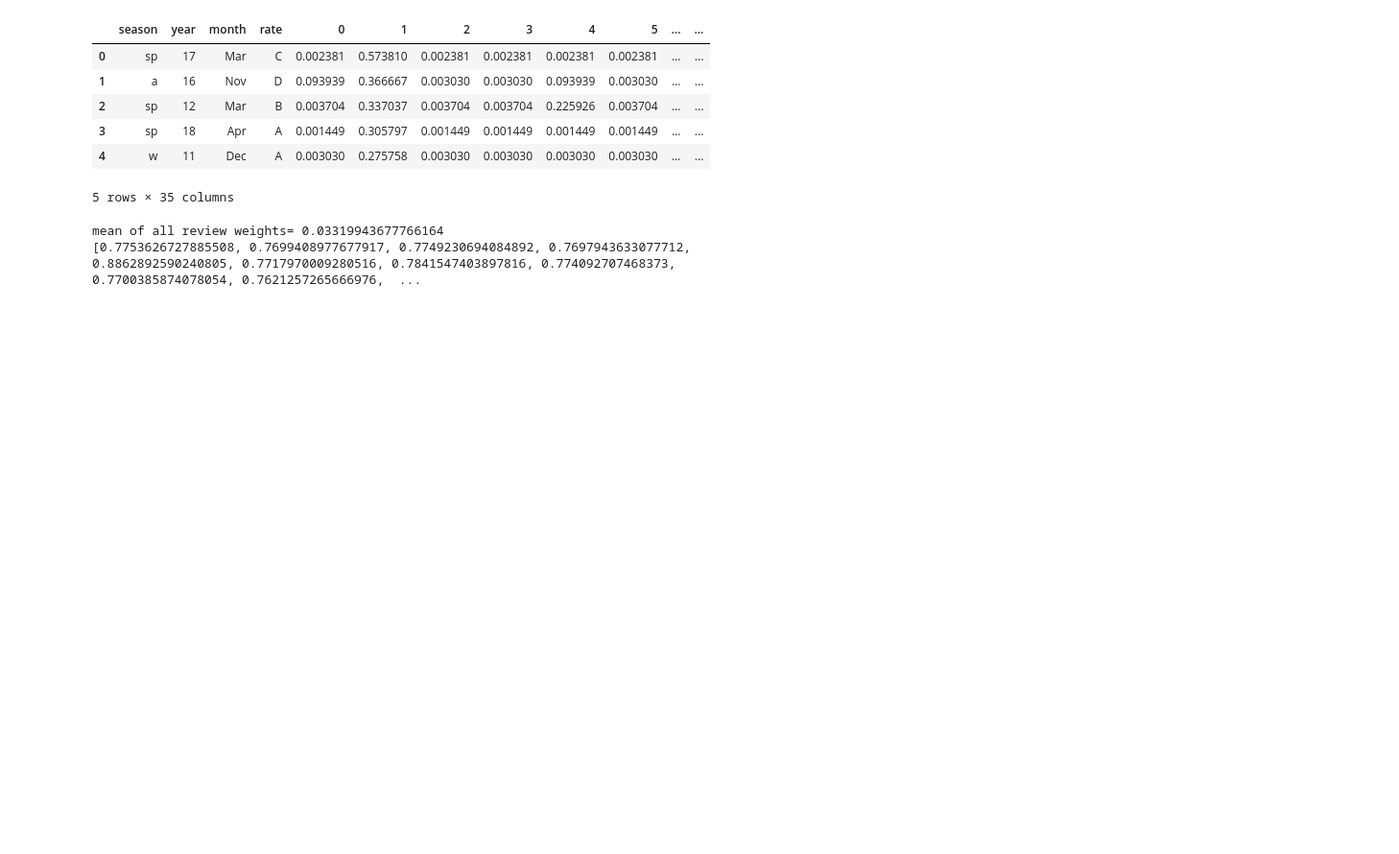
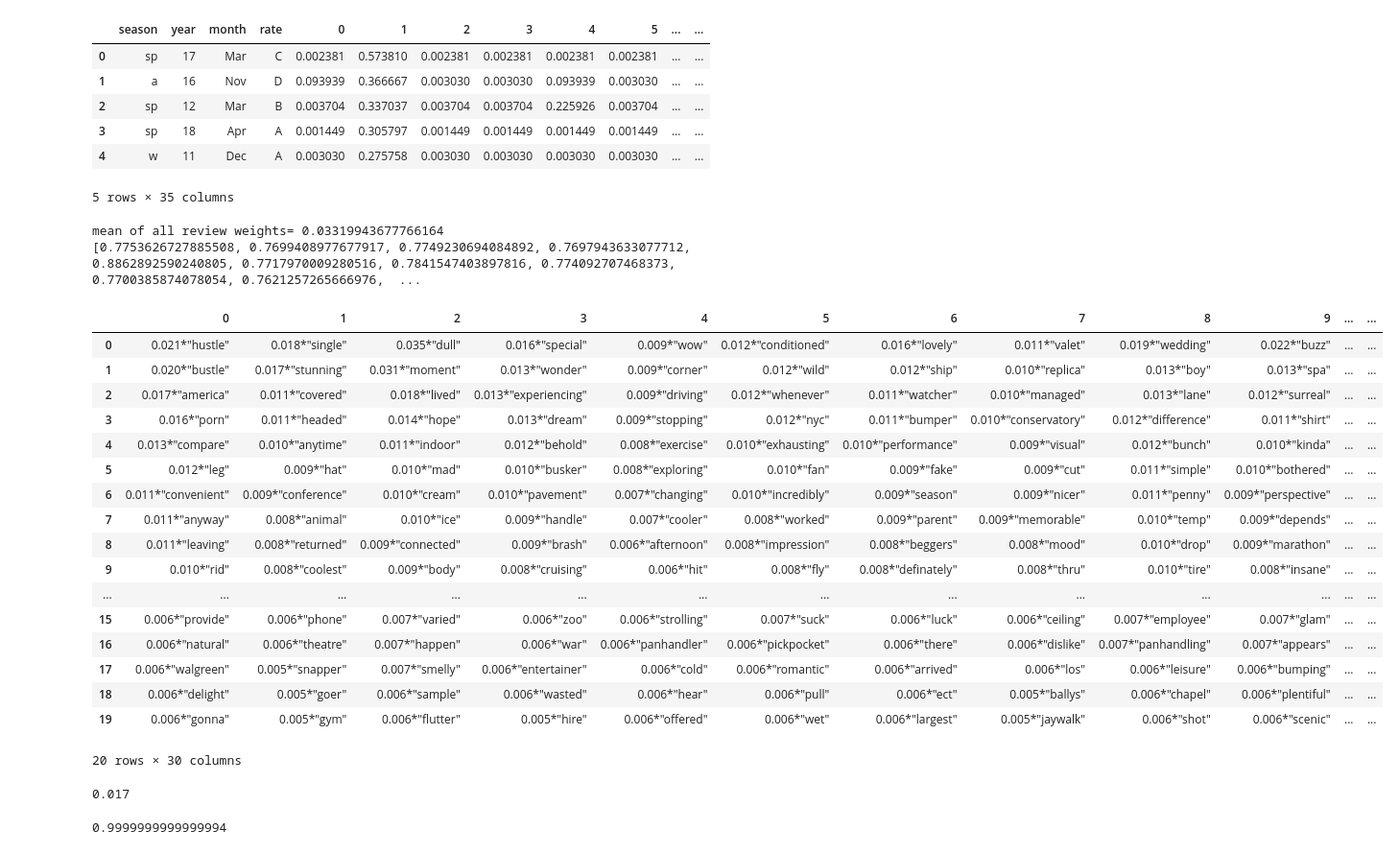
Before and after one commit to theansweryang/nlp-analysis, a Jupyter notebook: LasVegasResult/basicStatsCharts.ipynb, the cells around one changed output. Shown at 96% size. Saved outputs shown, nothing was run; the diff lists cells and outputs as text; code cells hidden in the pictures; blank space fills up the shorter version.

```diff
--- a/LasVegasResult/basicStatsCharts.ipynb
+++ b/LasVegasResult/basicStatsCharts.ipynb
@@ -73,3 +73,29 @@ print (salienceTopic)
 # %% [output]
 mean of all review weights= 0.03319943677766164
 [0.7753626727885508, 0.7699408977677917, 0.7749230694084892, 0.7697943633077712, 0.8862892590240805, 0.7717970009280516, 0.7841547403897816, 0.774092707468373, 0.7700385874078054, 0.7621257265666976,  ...
+# %%
+import os
+os.chdir(r'D:\NDSUGoogle\Pyntebook\nlp analysis\LasVegasResult\LDA')
+import pandas as pd
+
+test_pd = pd.read_csv('test.csv',header=None)
+test_pd
+# %% [output]
+|  | 0 | 1 | 2 | 3 | 4 | 5 | 6 | 7 | 8 | 9 | ... | ... |
+| 0 | 0.021*"hustle" | 0.018*"single" | 0.035*"dull" | 0.016*"special" | 0.009*"wow" | 0.012*"conditioned" | 0.016*"lovely" | 0.011*"valet" | 0.019*"wedding" | 0.022*"buzz" | ... | ... |
+| 1 | 0.020*"bustle" | 0.017*"stunning" | 0.031*"moment" | 0.013*"wonder" | 0.009*"corner" | 0.012*"wild" | 0.012*"ship" | 0.010*"replica" | 0.013*"boy" | 0.013*"spa" | ... | ... |
+| 2 | 0.017*"america" | 0.011*"covered" | 0.018*"lived" | 0.013*"experiencing" | 0.009*"driving" | 0.012*"whenever" | 0.011*"watcher" | 0.010*"managed" | 0.013*"lane" | 0.012*"surreal" | ... | ... |
+| 3 | 0.016*"porn" | 0.011*"headed" | 0.014*"hope" | 0.013*"dream" | 0.009*"stopping" | 0.012*"nyc" | 0.011*"bumper" | 0.010*"conservatory" | 0.012*"difference" | 0.011*"shirt" | ... | ... |
+| 4 | 0.013*"compare" | 0.010*"anytime" | 0.011*"indoor" | 0.012*"behold" | 0.008*"exercise" | 0.010*"exhausting" | 0.010*"performance" | 0.009*"visual" | 0.012*"bunch" | 0.010*"kinda" | ... | ... |
+| 5 | 0.012*"leg" | 0.009*"hat" | 0.010*"mad" | 0.010*"busker" | 0.008*"exploring" | 0.010*"fan" | 0.009*"fake" | 0.009*"cut" | 0.011*"simple" | 0.010*"bothered" | ... | ... |
+| 6 | 0.011*"convenient" | 0.009*"conference" | 0.010*"cream" | 0.010*"pavement" | 0.007*"changing" | 0.010*"incredibly" | 0.009*"season" | 0.009*"nicer" | 0.011*"penny" | 0.009*"perspective" | ... | ... |
+| 7 | 0.011*"anyway" | 0.008*"animal" | 0.010*"ice" | 0.009*"handle" | 0.007*"cooler" | 0.008*"worked" | 0.009*"parent" | 0.009*"memorable" | 0.010*"temp" | 0.009*"depends" | ... | ... |
+| 8 | 0.011*"leaving" | 0.008*"returned" | 0.009*"connected" | 0.009*"brash" | 0.006*"afternoon" | 0.008*"impression" | 0.008*"beggers" | 0.008*"mood" | 0.010*"drop" | 0.009*"marathon" | ... | ... |
+| 9 | 0.010*"rid" | 0.008*"coolest" | 0.009*"body" | 0.008*"cruising" | 0.006*"hit" | 0.008*"fly" | 0.008*"definately" | 0.008*"thru" | 0.010*"tire" | 0.008*"insane" | ... | ... |
+| ... | ... | ... | ... | ... | ... | ... | ... | ... | ... | ... | ... | ... |
+| 15 | 0.006*"provide" | 0.006*"phone" | 0.007*"varied" | 0.006*"zoo" | 0.006*"strolling" | 0.007*"suck" | 0.006*"luck" | 0.006*"ceiling" | 0.007*"employee" | 0.007*"glam" | ... | ... |
+| 16 | 0.006*"natural" | 0.006*"theatre" | 0.007*"happen" | 0.006*"war" | 0.006*"panhandler" | 0.006*"pickpocket" | 0.006*"there" | 0.006*"dislike" | 0.007*"panhandling" | 0.007*"appears" | ... | ... |
+| 17 | 0.006*"walgreen" | 0.005*"snapper" | 0.007*"smelly" | 0.006*"entertainer" | 0.006*"cold" | 0.006*"romantic" | 0.006*"arrived" | 0.006*"los" | 0.006*"leisure" | 0.006*"bumping" | ... | ... |
+| 18 | 0.006*"delight" | 0.005*"goer" | 0.006*"sample" | 0.006*"wasted" | 0.006*"hear" | 0.006*"pull" | 0.006*"ect" | 0.005*"ballys" | 0.006*"chapel" | 0.006*"plentiful" | ... | ... |
+| 19 | 0.006*"gonna" | 0.005*"gym" | 0.006*"flutter" | 0.005*"hire" | 0.006*"offered" | 0.006*"wet" | 0.006*"largest" | 0.005*"jaywalk" | 0.006*"shot" | 0.006*"scenic" | ... | ... |
+20 rows × 30 columns
@@ -75,0 +106,4 @@ mean of all review weights= 0.03319943677766164
+# %%
+only_terms(test_pd.iloc[1,1])
+# %% [output]
+0.017
@@ -75,0 +112,8 @@ mean of all review weights= 0.03319943677766164
+# %%
+sums=list(test_pd.apply(sum,axis=0))
+print (sums[0])
+for i in range(0,30):
+    col= test_pd.iloc[:,i]
+    test_pd[i]= (col.apply(lambda x: x/sums[i]))
+# %% [output]
+0.9999999999999994
```
Also changed, not shown: parts of 4 cells of this notebook, 18 other files.
